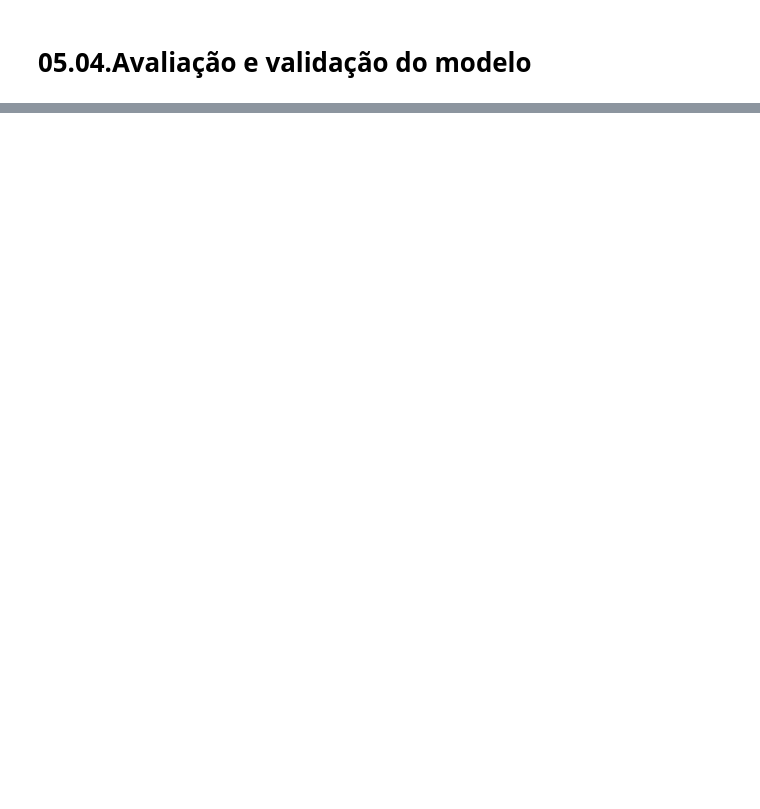
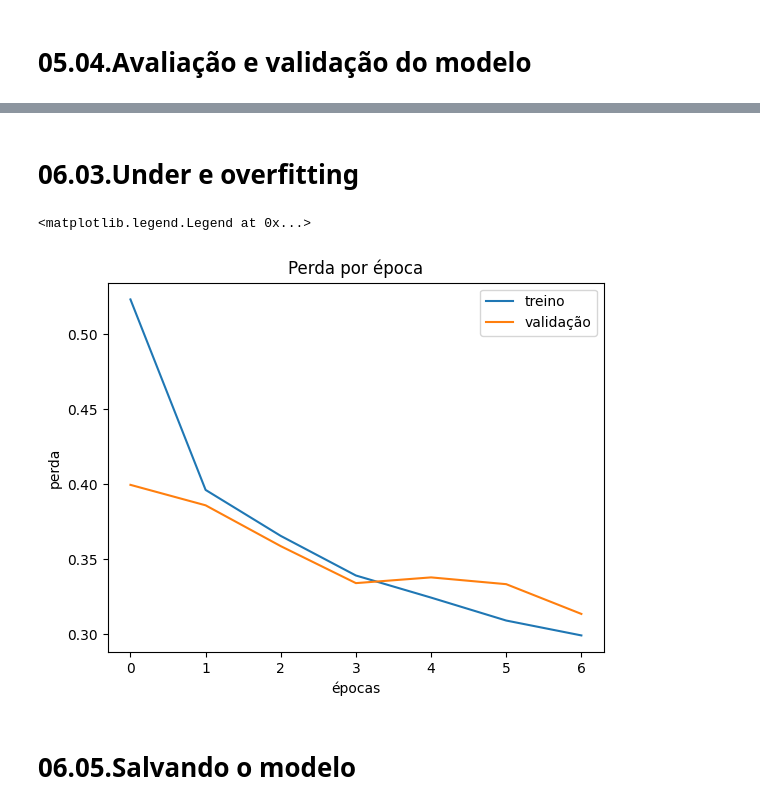
Before and after one commit to C3P0gan/Tutorials, a Jupyter notebook: Alura/Formacao_Machine_Learning_Avancada/Deep_Learning_parte_1_Keras/classificacao_roupas.ipynb, the cells around one changed output, grey strips where cells are left out. Saved outputs shown, nothing was run; the diff lists cells and outputs as text; code cells hidden in the pictures; blank space fills up the shorter version.

```diff
--- a/Alura/Formacao_Machine_Learning_Avancada/Deep_Learning_parte_1_Keras/classificacao_roupas.ipynb
+++ b/Alura/Formacao_Machine_Learning_Avancada/Deep_Learning_parte_1_Keras/classificacao_roupas.ipynb
@@ -486,0 +497,14 @@ acurácia do teste: 0.8471
+# %% [markdown]
+# 06.03.Under e overfitting
+# %%
+plt.plot(historico.history['loss'])
+plt.plot(historico.history['val_loss'])
+plt.title('Perda por época')
+plt.xlabel('épocas')
+plt.ylabel('perda')
+plt.legend(['treino', 'validação'])
+# %% [output]
+<matplotlib.legend.Legend at 0x...>
+[figure, added]
+# %% [markdown]
+# 06.05.Salvando o modelo
```
Also changed, not shown: parts of 15 cells of this notebook, 2 other files.
